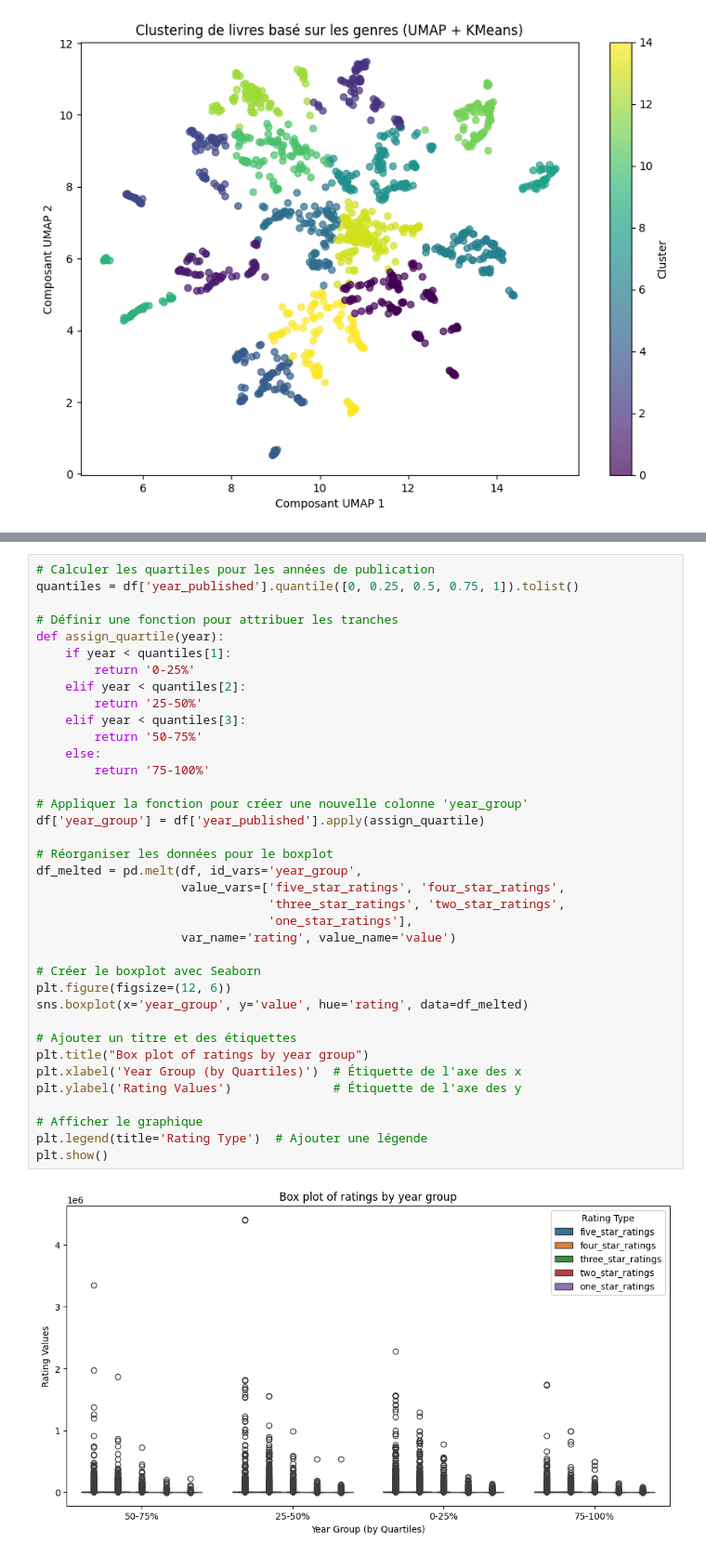
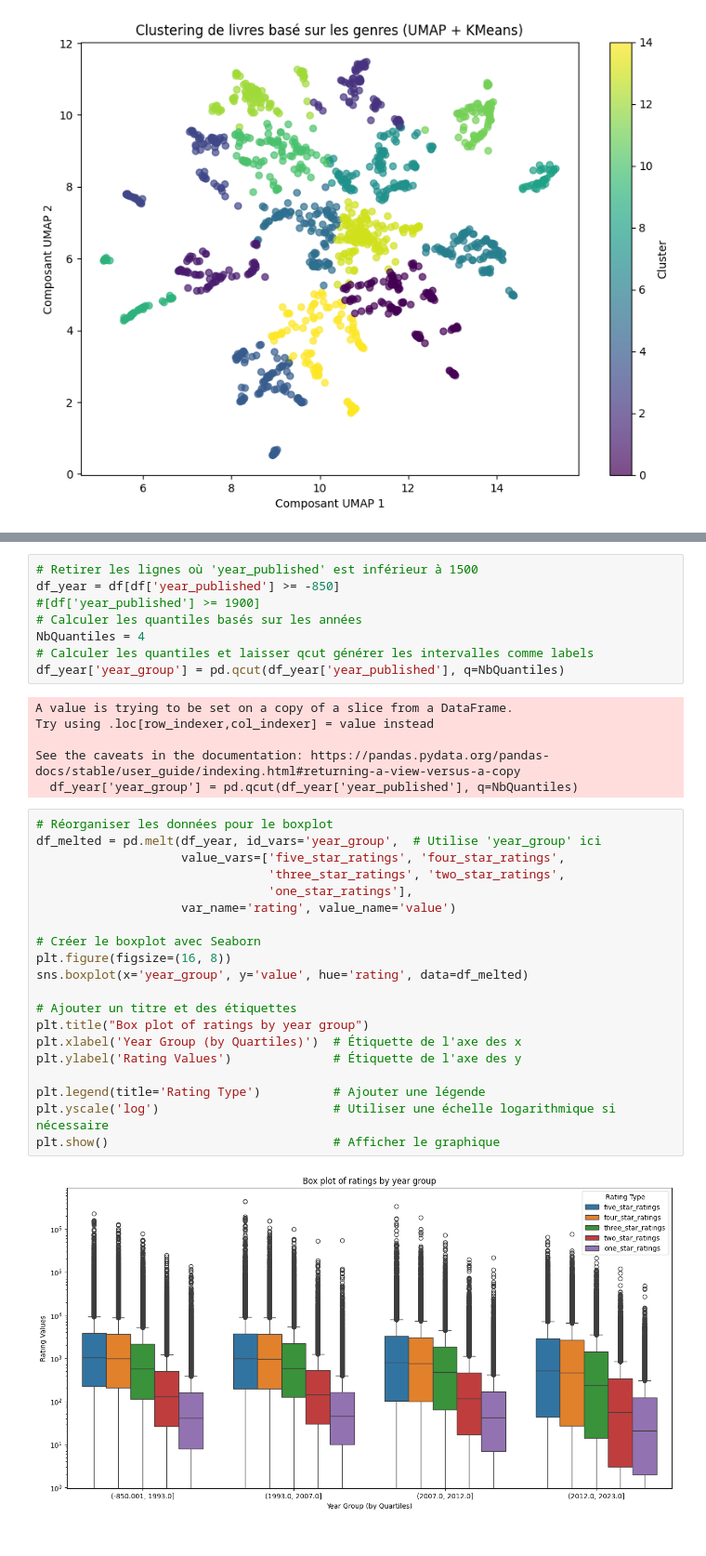
Before and after one commit to LeconteEsteban/Sae_3A, a Jupyter notebook: PythonCollaboratif.ipynb, the cells around one changed output, grey strips where cells are left out. Shown at 93% size. Cells and saved outputs as stored; diff of their text form.

```diff
--- a/PythonCollaboratif.ipynb
+++ b/PythonCollaboratif.ipynb
@@ -568,39 +582,36 @@ ModuleNotFoundError: No module named 'mca'
+# %%
+# Retirer les lignes où 'year_published' est inférieur à 1500
+df_year = df[df['year_published'] >= -850]
+#[df['year_published'] >= 1900]
+# Calculer les quantiles basés sur les années
+NbQuantiles = 4
+# Calculer les quantiles et laisser qcut générer les intervalles comme labels
+df_year['year_group'] = pd.qcut(df_year['year_published'], q=NbQuantiles)
+# %% [output]
+A value is trying to be set on a copy of a slice from a DataFrame.
+Try using .loc[row_indexer,col_indexer] = value instead
+
+See the caveats in the documentation: https://pandas.pydata.org/pandas-docs/stable/user_guide/indexing.html#returning-a-view-versus-a-copy
+  df_year['year_group'] = pd.qcut(df_year['year_published'], q=NbQuantiles)
 # %%
-# Calculer les quartiles pour les années de publication
-quantiles = df['year_published'].quantile([0, 0.25, 0.5, 0.75, 1]).tolist()
-
-# Définir une fonction pour attribuer les tranches
-def assign_quartile(year):
-    if year < quantiles[1]:
-        return '0-25%'
-    elif year < quantiles[2]:
-        return '25-50%'
-    elif year < quantiles[3]:
-        return '50-75%'
-    else:
-        return '75-100%'
-
-# Appliquer la fonction pour créer une nouvelle colonne 'year_group'
-df['year_group'] = df['year_published'].apply(assign_quartile)
-
 # Réorganiser les données pour le boxplot
-df_melted = pd.melt(df, id_vars='year_group',
+df_melted = pd.melt(df_year, id_vars='year_group',  # Utilise 'year_group' ici
                     value_vars=['five_star_ratings', 'four_star_ratings',
                                 'three_star_ratings', 'two_star_ratings',
                                 'one_star_ratings'],
                     var_name='rating', value_name='value')
 
 # Créer le boxplot avec Seaborn
-plt.figure(figsize=(12, 6))
+plt.figure(figsize=(16, 8))
 sns.boxplot(x='year_group', y='value', hue='rating', data=df_melted)
 
 # Ajouter un titre et des étiquettes
 plt.title("Box plot of ratings by year group")
 plt.xlabel('Year Group (by Quartiles)')  # Étiquette de l'axe des x
 plt.ylabel('Rating Values')              # Étiquette de l'axe des y
 
-# Afficher le graphique
-plt.legend(title='Rating Type')  # Ajouter une légende
-plt.show()
+plt.legend(title='Rating Type')          # Ajouter une légende
+plt.yscale('log')                        # Utiliser une échelle logarithmique si nécessaire
+plt.show()                               # Afficher le graphique
 # %% [output]
-[figure, old version]
+[figure, new version]
```
Also changed, not shown: parts of 15 cells of this notebook.
